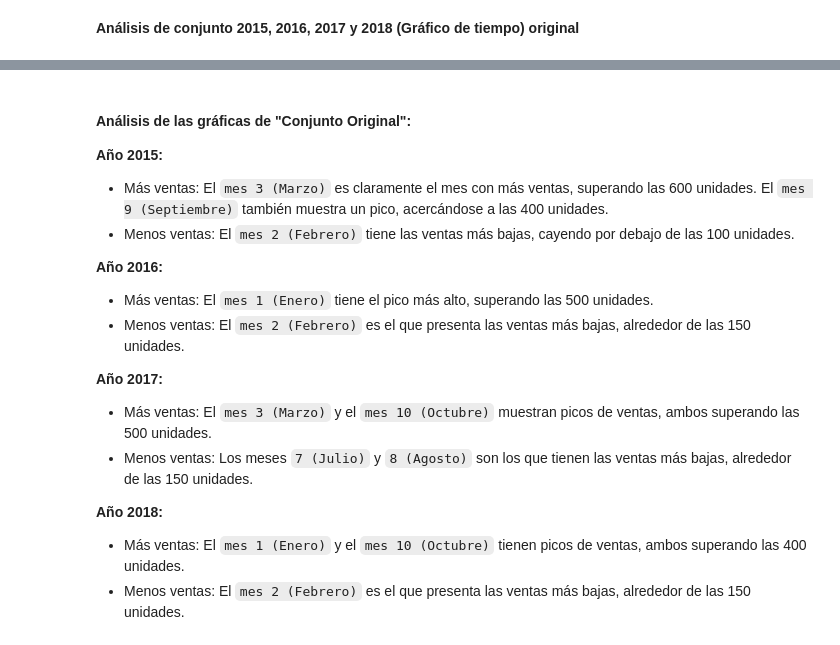
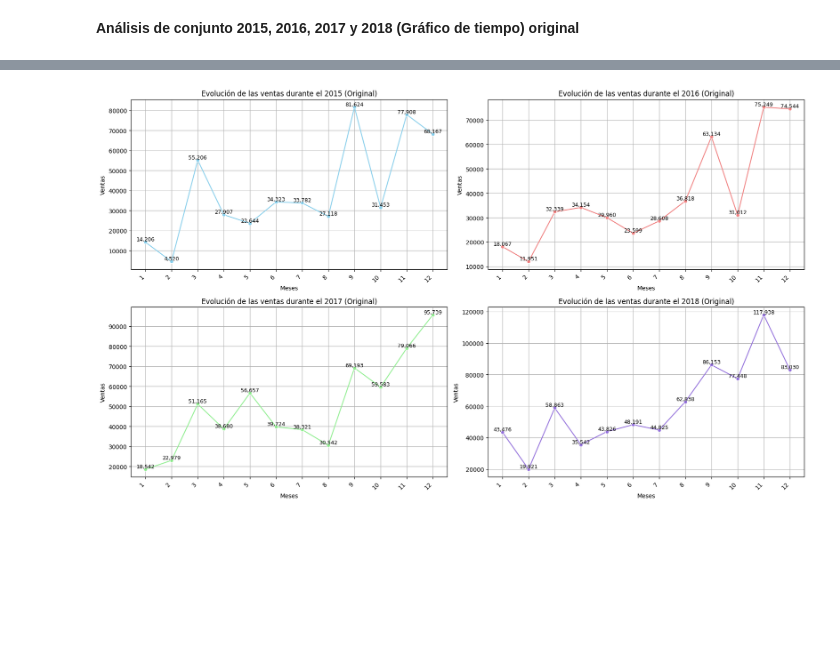
Before and after one commit to SaitoM17/superstore_sales, a Jupyter notebook: notebooks/eda_outliers.ipynb, the cells around one changed output, grey strips where cells are left out. Cells and saved outputs as stored; diff of their text form; code cells hidden in the pictures; blank space fills up the shorter version.

```diff
--- a/notebooks/eda_outliers.ipynb
+++ b/notebooks/eda_outliers.ipynb
@@ -227,18 +169,46 @@ graf_tiempo(
-# %% [markdown]
-#### **Análisis de las gráficas de "Conjunto Original":**
-
-**Año 2015:**
-- Más ventas: El ``mes 3 (Marzo)`` es claramente el mes con más ventas, superando las 600 unidades. El ``mes 9 (Septiembre)`` también muestra un pico, acercándose a las 400 unidades.
-- Menos ventas: El ``mes 2 (Febrero)`` tiene las ventas más bajas, cayendo por debajo de las 100 unidades.
-
-**Año 2016:**
-- Más ventas: El ``mes 1 (Enero)`` tiene el pico más alto, superando las 500 unidades.
-- Menos ventas: El ``mes 2 (Febrero)`` es el que presenta las ventas más bajas, alrededor de las 150 unidades.
-
-**Año 2017:**
-- Más ventas: El ``mes 3 (Marzo)`` y el ``mes 10 (Octubre)`` muestran picos de ventas, ambos superando las 500 unidades.
-- Menos ventas: Los meses ``7 (Julio)`` y ``8 (Agosto)`` son los que tienen las ventas más bajas, alrededor de las 150 unidades.
-
-**Año 2018:**
-- Más ventas: El ``mes 1 (Enero)`` y el ``mes 10 (Octubre)`` tienen picos de ventas, ambos superando las 400 unidades.
-- Menos ventas: El ``mes 2 (Febrero)`` es el que presenta las ventas más bajas, alrededor de las 150 unidades.
+# %%
+def grafico_lineas(lista_df, lista_colores, lista_annios):
+
+    fig, axes = plt.subplots(2, 2, figsize=(17, 10))
+    axes_flat = axes.flatten()
+
+    for i,datas in enumerate(lista_df):
+        td = pd.pivot_table(
+        data=datas,
+        values='Sales',
+        index=['Order Month'],
+        aggfunc='sum'
+        )
+
+        td = td.reset_index()
+
+        ax = axes_flat[i]
+
+        sns.lineplot(data=td, x='Order Month', y='Sales', ax=ax, marker='o', color=lista_colores[i % len(lista_colores)])
+        ax.set_title(f'Evolución de las ventas durante el {lista_annios[i % len(lista_annios)]} (Original)')
+        ax.set_xlabel('Meses')
+        ax.set_ylabel('Ventas')
+
+        # Agrega los valores a los puntos
+        for x, y in zip(td['Order Month'], td['Sales']):
+            ax.text(x, y, f'{y:,.0f}', color='black', ha='center', va='bottom', fontsize=9)
+
+        meses = datas['Order Month'].unique()
+        ax.set_xticks(meses)
+        ax.set_xticklabels(meses, rotation=45, ha='right')
+        ax.grid(True)
+
+    plt.tight_layout()
+    plt.show()
+
+df_lista = [df_2015_original, df_2016_original, df_2017_original, df_2018_original]
+colores = ['skyblue', 'lightcoral', 'lightgreen', 'mediumpurple']
+annios = ['2015', '2016', '2017', '2018']
+
+grafico_lineas(
+    lista_df=df_lista,
+    lista_colores=colores,
+    lista_annios=annios
+)
+# %% [output]
+[figure, added]
```
Also changed, not shown: parts of 6 cells of this notebook.
